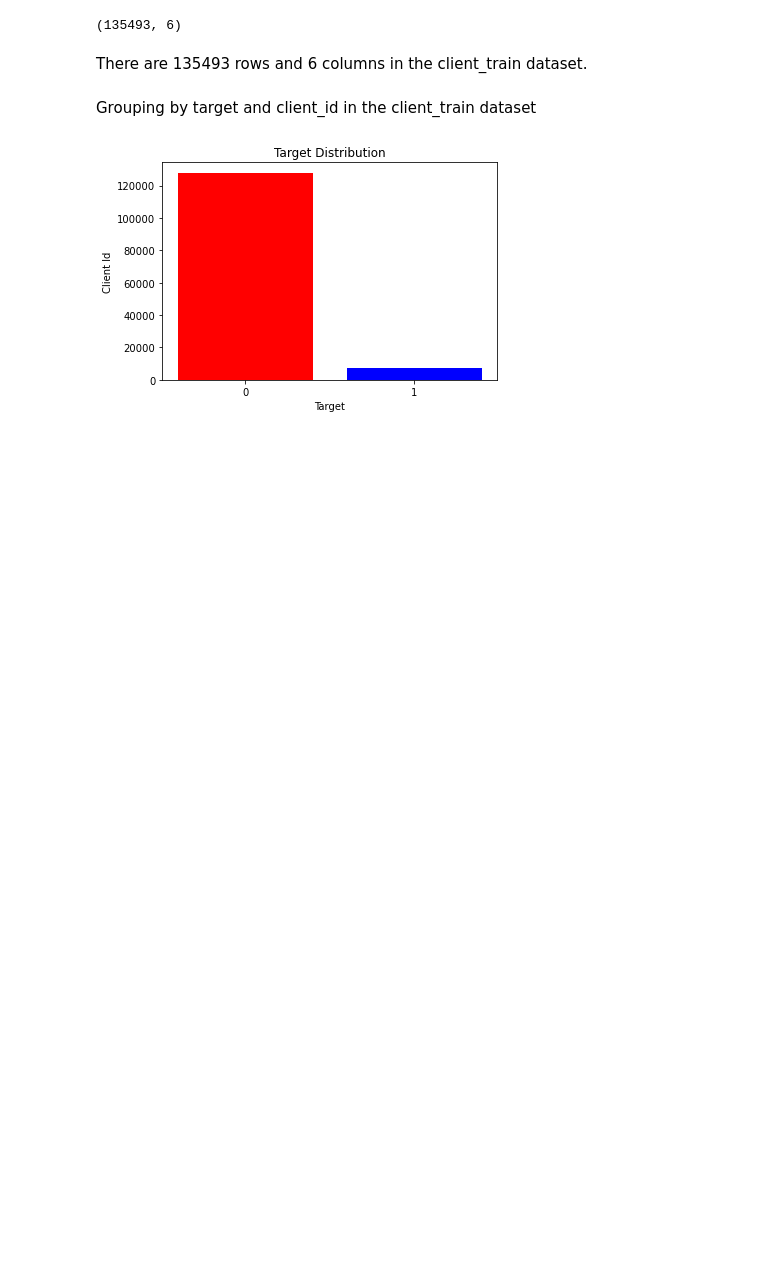
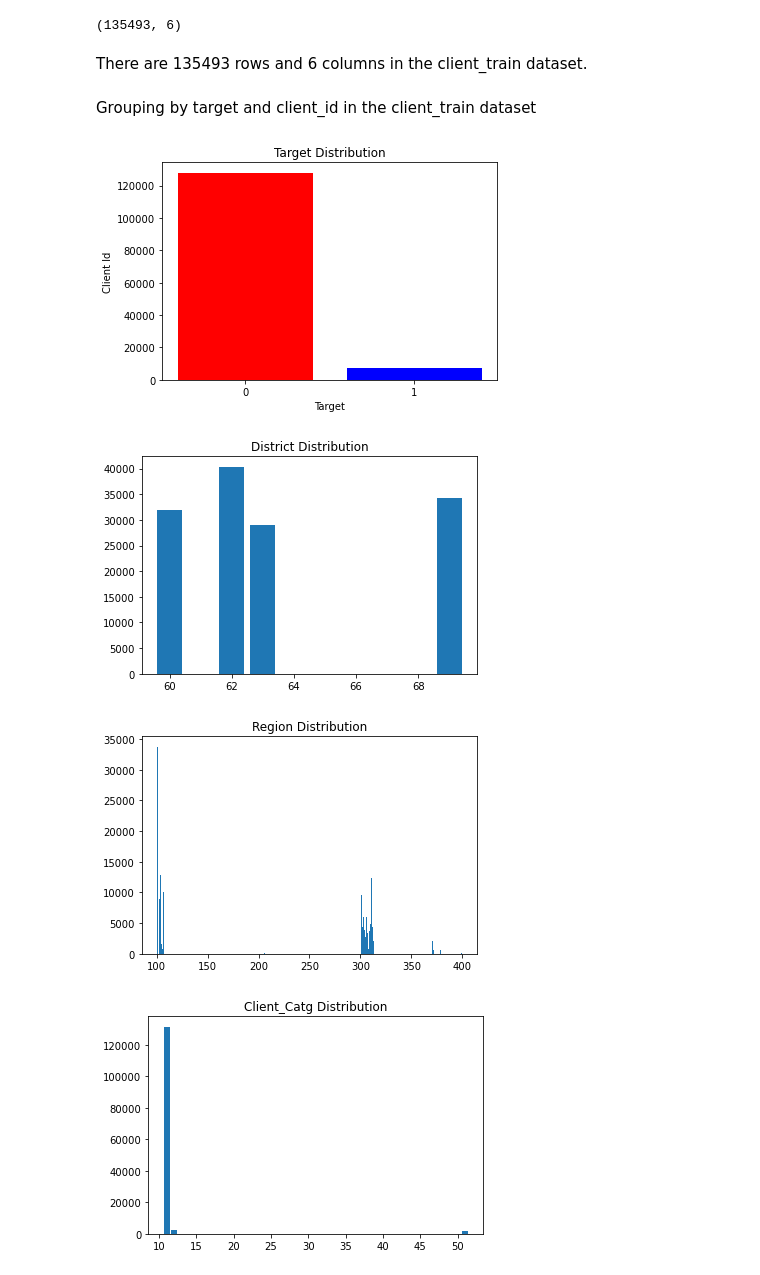
Before and after one commit to Eben-Success/Fraud-Detection-in-Electricity-and-Gas-Consumption, a Jupyter notebook: notebook.ipynb, the cells around one changed output. Cells and saved outputs as stored; diff of their text form; code cells hidden in the pictures; blank space fills up the shorter version.

```diff
--- a/notebook.ipynb
+++ b/notebook.ipynb
@@ -69,0 +70,10 @@ def get_target_distribution(target, client_id):
+# %%
+for col in ['district', 'region', 'client_catg']:
+    df_client_train = client_train.groupby([col])['client_id'].count()
+    plt.bar(x=df_client_train.index, height=df_client_train.values)
+    plt.title(col.title() + ' Distribution')
+    plt.show()
+# %% [output]
+[figure, added]
+[figure, added]
+[figure, added]
```
Also changed, not shown: parts of 3 cells of this notebook.
